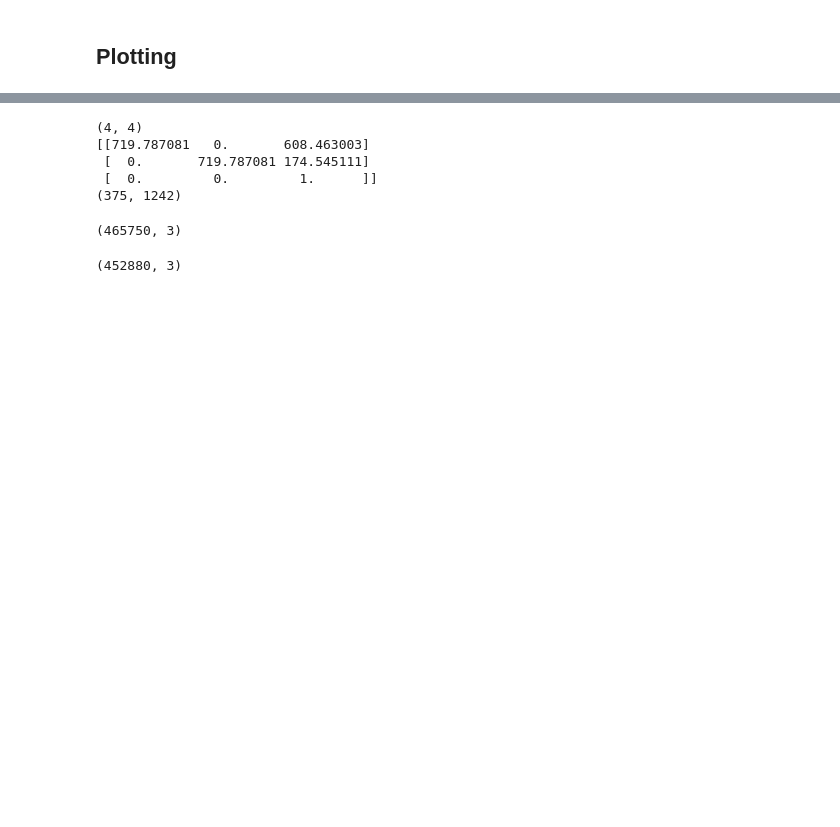
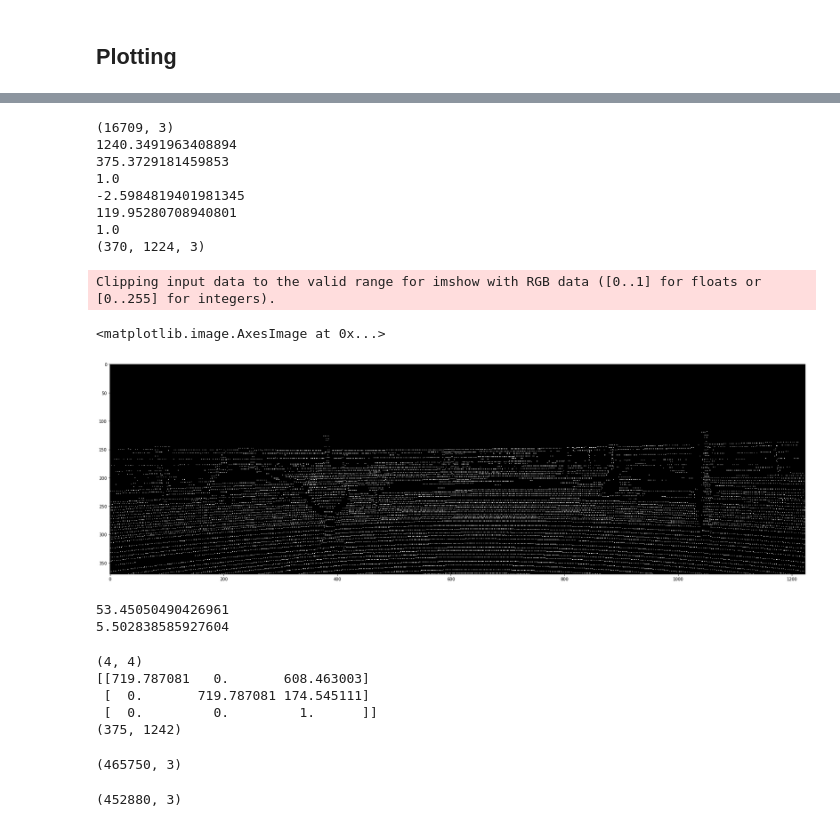
Before and after one commit to divatekodand/cs838_project, a Jupyter notebook: monodepth2/depth_prediction_example.ipynb, the cells around one changed output, grey strips where cells are left out. Cells and saved outputs as stored; diff of their text form; code cells hidden in the pictures; blank space fills up the shorter version.

```diff
--- a/monodepth2/depth_prediction_example.ipynb
+++ b/monodepth2/depth_prediction_example.ipynb
@@ -94,3 +204,60 @@ torch.Size([1, 1, 192, 640])
+# %%
+import numpy as np
+import scipy.io as sio
+from math import floor
+
+image_path = "../data_sample/000039.png"
+lidar_path = "../data_sample/000039_pc_crop.mat"
+
+image_path2 = "../data_sample/006656/006656.png"
+lidar_path2 = "../data_sample/006656/lidar_cropped.mat"
+
+input_image = np.array(pil.open(image_path2).convert('RGB'))
+
+pc = sio.loadmat(lidar_path2)['val']
+cpoints, ipoints = kitti_lidar_to_camera(pc)
+# %%
+
+print(cpoints.shape)
+# for cpoint in cpoints:
+#     print(cpoint)
+print(np.max(ipoints[:, 0]))
+print(np.max(ipoints[:, 1]))
+print(np.max(ipoints[:, 2]))
+print(np.min(ipoints[:, 0]))
+print(np.min(ipoints[:, 1]))
+print(np.min(ipoints[:, 2]))
+
+print(input_image.shape)
+
+lidar_image = np.zeros(tuple(input_image.shape))
+
+for i in range(ipoints.shape[0]):
+    y = floor(ipoints[i, 1])
+    x = floor(ipoints[i, 0])
+    if x < lidar_image.shape[1] and y < lidar_image.shape[0]:
+        lidar_image[y, x, :] = floor(cpoints[i, 2])
+
+plt.figure(figsize=(30, 30))
+plt.imshow(lidar_image)
+# %% [output]
+(16709, 3)
+1240.3491963408894
+375.3729181459853
+1.0
+-2.5984819401981345
+119.95280708940801
+1.0
+(370, 1224, 3)
+Clipping input data to the valid range for imshow with RGB data ([0..1] for floats or [0..255] for integers).
+<matplotlib.image.AxesImage at 0x...>
+[figure, added]
+# %%
+print(np.max(cpoints[:,2]))
+print(np.min(cpoints[:,2]))
+# %% [output]
+53.45050490426961
+5.502838585927604
 # %%
 # input_image = np.random(())
 MATRIX_P2 = np.array([[719.787081,    0.,            608.463003, 44.9538775],
```
Also changed, not shown: parts of 8 cells of this notebook, 4 other files.
